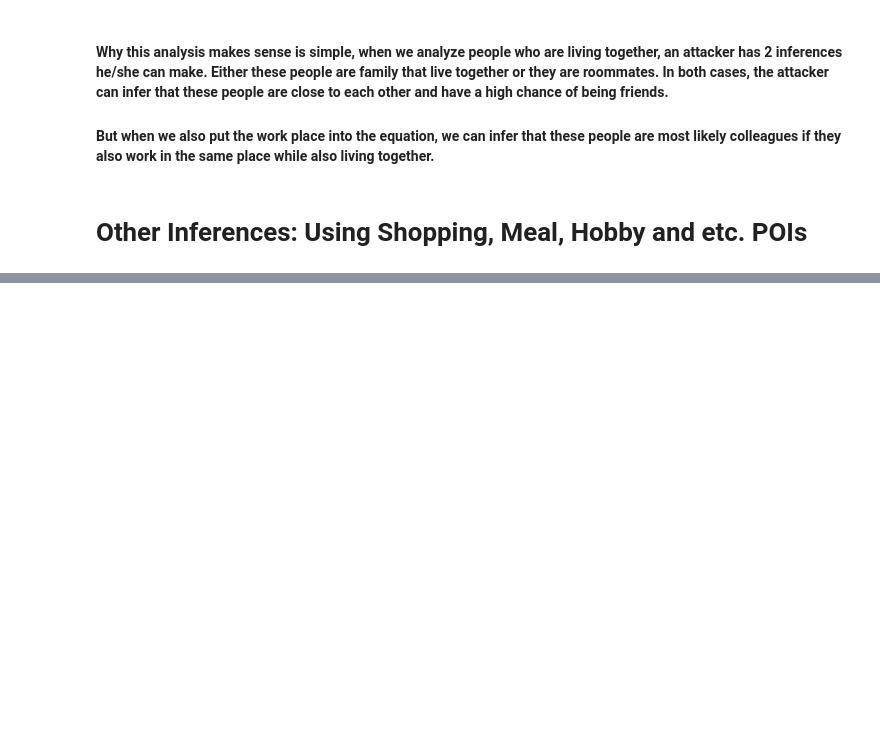
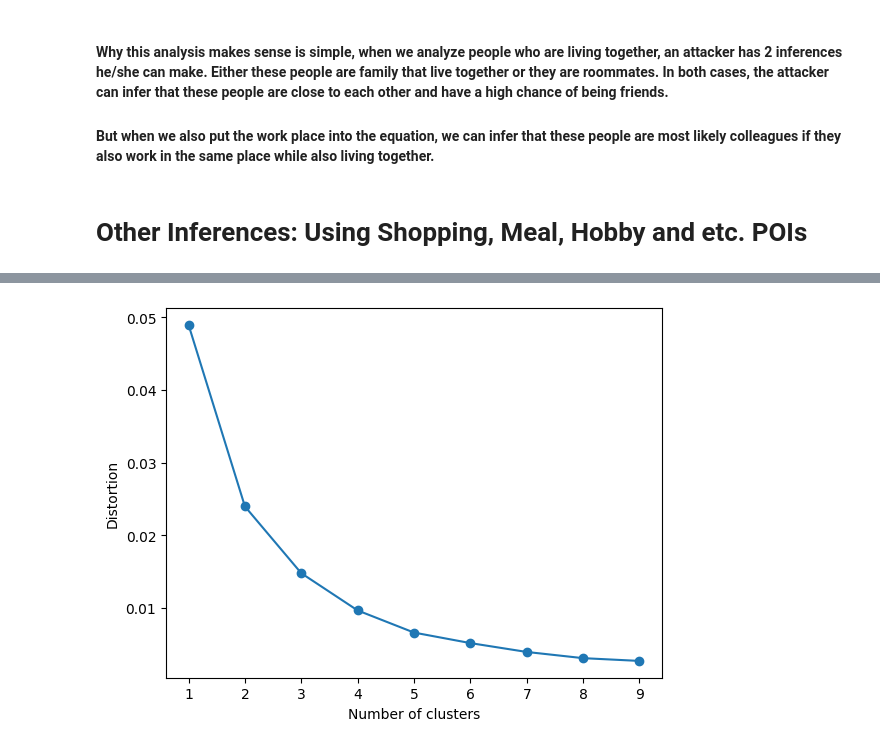
Before and after one commit to aybarsyazici/EPFL-CS523-Project-1, a Jupyter notebook: secretstroll/privacy_evaluation/privacy-evaluation.ipynb, the cells around one changed output, grey strips where cells are left out. Saved outputs shown, nothing was run; the diff lists cells and outputs as text; code cells hidden in the pictures; blank space fills up the shorter version.

```diff
--- a/secretstroll/privacy_evaluation/privacy-evaluation.ipynb
+++ b/secretstroll/privacy_evaluation/privacy-evaluation.ipynb
@@ -575,0 +679,6 @@ for key in sorted(entertainment_locations, key=entertainment_locations.get, reve
+# %%
+# Convert this to a dataframe
+user_favorite_locations = pd.DataFrame.from_dict(user_favorite_locations, orient='index')
+# Flatten each columns into 2 columns, one for latitude and one for longitude
+user_favorite_locations = pd.concat([user_favorite_locations.drop(['meal', 'hobby', 'shopping', 'entertainment'], axis=1), user_favorite_locations['meal'].apply(pd.Series).rename(columns={0: 'meal_lat', 1: 'meal_lon'}), user_favorite_locations['hobby'].apply(pd.Series).rename(columns={0: 'hobby_lat', 1: 'hobby_lon'}), user_favorite_locations['shopping'].apply(pd.Series).rename(columns={0: 'shopping_lat', 1: 'shopping_lon'}), user_favorite_locations['entertainment'].apply(pd.Series).rename(columns={0: 'entertainment_lat', 1: 'entertainment_lon'})], axis=1)
+user_favorite_locations.head()
@@ -575,0 +795,7 @@ for key in sorted(entertainment_locations, key=entertainment_locations.get, reve
+# %%
+
+# Plot the distortion for different values of k
+temp = user_favorite_locations.dropna()
+plot_distortion(range(1, 10), temp[['meal_lat', 'meal_lon']].values)
+# %% [output]
+[figure, added]
```
Also changed, not shown: parts of 15 cells of this notebook, 2 other files.
